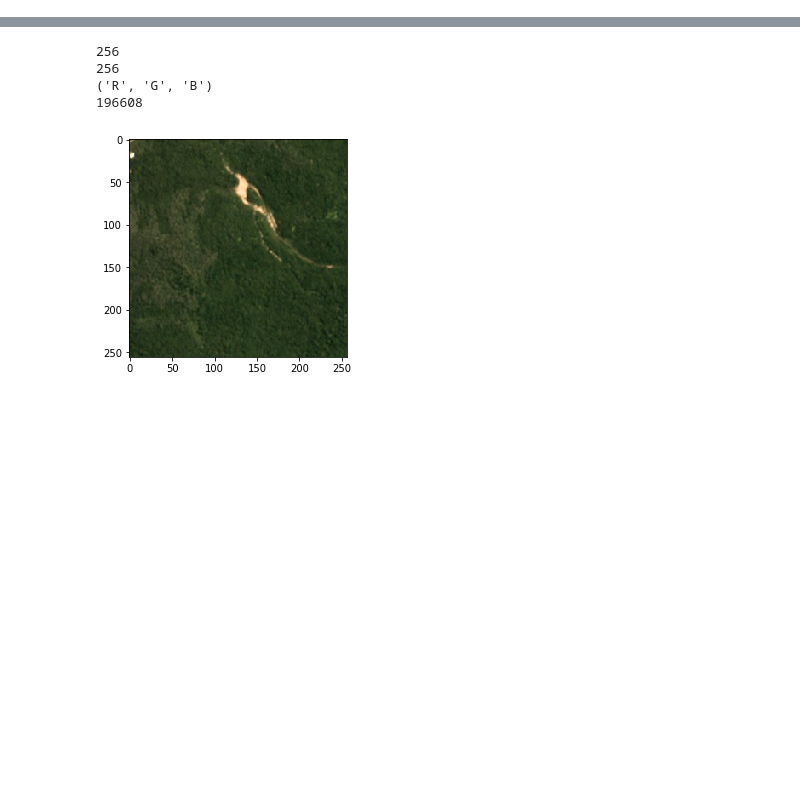
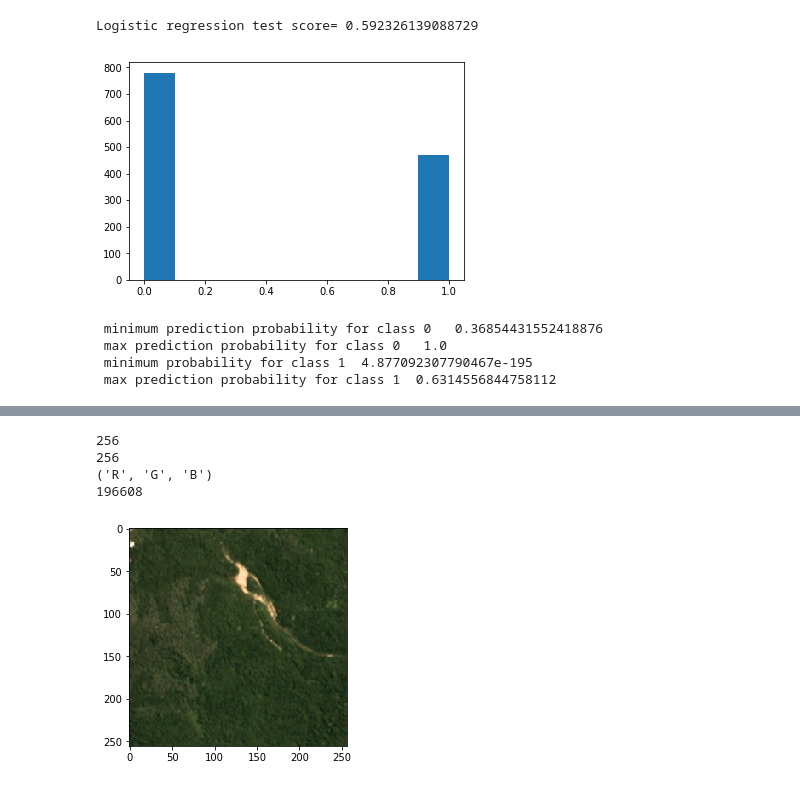
Before and after one commit to khabboud/WiDS2019, a Jupyter notebook: widsdatathon2019/load_data.ipynb, the cells around one changed output, grey strips where cells are left out. Cells and saved outputs as stored; diff of their text form; code cells hidden in the pictures; blank space fills up the shorter version.

```diff
--- a/widsdatathon2019/load_data.ipynb
+++ b/widsdatathon2019/load_data.ipynb
@@ -49,0 +64,8 @@ plt.hist(op_instance.Y_train)
+# %%
+from sklearn.model_selection import train_test_split
+# from sklearn.utils import class_weight
+# class_weights = class_weight.compute_class_weight('balanced',
+#                                                  np.unique(op_instance.Y_train),
+#                                                  op_instance.Y_train)
+X_train, X_test, y_train, y_test = train_test_split(op_instance.X_train,op_instance.Y_train,train_size = 0.75, test_size = 0.25 , random_state=1)
+#X_train, X_test, y_train, y_test = train_test_split(x_train_balance,y_train_balance,train_size = 0.75, test_size = 0.25 , random_state=1)
@@ -49,0 +104,25 @@ plt.hist(op_instance.Y_train)
+# %%
+t = clf.predict_proba(X_test)
+y_pred = clf.predict(X_test)
+print("Logistic regression test score=",clf.score(X_test,y_test))
+plt.hist(y_pred)
+plt.show()
+
+
+print(" minimum prediction probability for class 0  ", min(t[:,0]))
+print(" max prediction probability for class 0  ", max(t[:,0]))
+print(" minimum probability for class 1 ",min(t[:,1]))
+print(" max prediction probability for class 1 ", max(t[:,1]))
+
+# y =  [0 if x>0.616 else 1 for x in t[:,0]]
+# print(y)
+# plt.hist(y)
+# plt.show()
+# print(y-y_test)
+# %% [output]
+Logistic regression test score= 0.592326139088729
+[figure, added]
+ minimum prediction probability for class 0   0.36854431552418876
+ max prediction probability for class 0   1.0
+ minimum probability for class 1  4.877092307790467e-195
+ max prediction probability for class 1  0.6314556844758112
```
Also changed, not shown: parts of 8 cells of this notebook.
